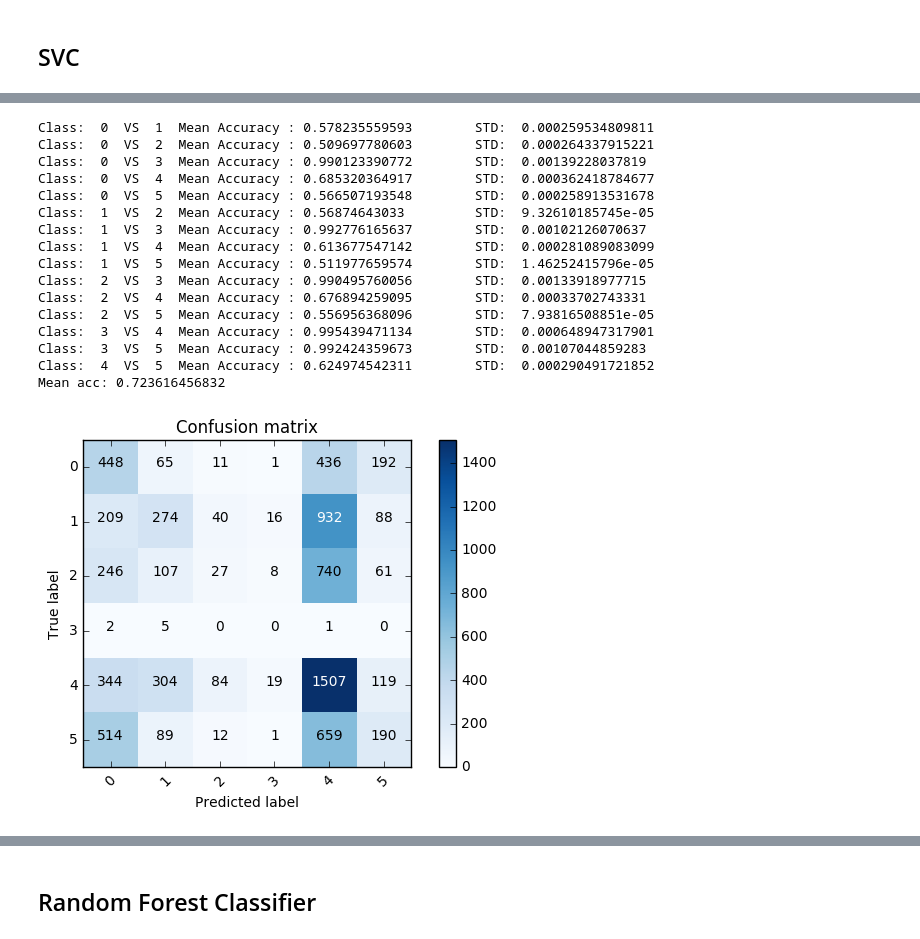
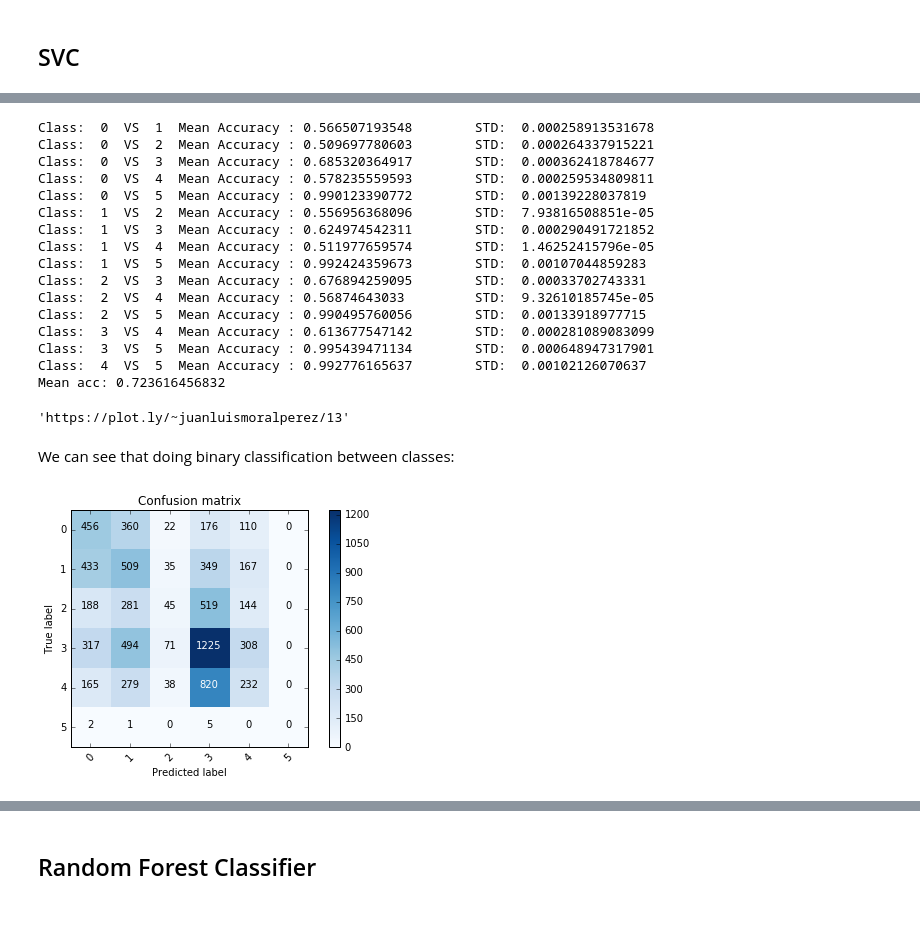
Before and after one commit to dmartr/ADA-Project, a Jupyter notebook: Machine Learning Notebook.ipynb, the cells around one changed output, grey strips where cells are left out. Saved outputs shown, nothing was run; the diff lists cells and outputs as text; code cells hidden in the pictures.

```diff
--- a/Machine Learning Notebook.ipynb
+++ b/Machine Learning Notebook.ipynb
@@ -339,2 +358,0 @@ Mean Accuracy : 0.422845528182  STD:  0.00914086188424
-# %%
-X_tr, X_te, y_tr, y_te = train_test_split(X_n, y_pc, test_size=0.4, random_state=0)
@@ -358,5 +375,7 @@ The best classifier is:  SVC(C=1000.0, cache_size=200, class_weight=None, coef0=
 # %%
-clf = SVC(C=1000.0, gamma=0.01, kernel='rbf')
-values = cross_val_score(clf, X_n, y_pc, cv=10)
-print('Mean Accuracy :', np.mean(values), '\tSTD: ', np.std(values))
+clf = SVC(C=1000.0, gamma=0.01, kernel='rbf', tol=.003)
+values = cross_val_score(clf, X_tr, y_tr, cv=10)
+print('Mean Validation Accuracy :', np.mean(values), '\tSTD: ', np.std(values))
+clf.fit(X_tr, y_tr)
+print('Test Accurary:', clf.score(X_ts, y_ts))
 # %% [output]
@@ -395,0 +407,4 @@ plot_confusion_matrix(cnf_matrix, classes=np.unique(y_pc))
+# %%
+prediction = clf.predict(X_ts)
+cnf_matrix = confusion_matrix(y_ts, prediction)
+plot_confusion_matrix(cnf_matrix, classes=np.unique(y_s5))
@@ -410,36 +427,55 @@ def select_data():
 # %%
 accuracy = []
-x_ds, y_ds = select_data()
+x_ds, y_ds = X_s5, y_s5
+
+#We also perform the PCA for dimensionality reduction
 pca = PCA()
 X_ds = pca.fit_transform(preprocessing.scale(x_ds))
+matrix = np.zeros((6, 6))
 for first in np.unique(y_ds):
     for second in np.unique(y_ds):
         if first < second:
             y_ = np.logical_or(y_ds == first, y_ds == second)
             y_subset = y_ds[y_]
             x_subset = x_ds[y_.transpose()]
-            clf = SVC(kernel='rbf')
+            clf = SVC(kernel='rbf')     #The kernel used is 'rbf'
             values = cross_val_score(clf, x_subset, y_subset, cv=10)
             print('Class: ', first, " VS ", second,' Mean Accuracy :', np.mean(values), '\tSTD: ', np.std(values))
+            matrix[first][second] = np.mean(values)
+            matrix[second][first] = np.mean(values)
             accuracy.append(np.mean(values))
 print("Mean acc:", sum(accuracy)/len(accuracy))
 # %% [output]
-Class:  0  VS  1  Mean Accuracy : 0.578235559593        STD:  0.000259534809811
+Class:  0  VS  1  Mean Accuracy : 0.566507193548        STD:  0.000258913531678
 Class:  0  VS  2  Mean Accuracy : 0.509697780603        STD:  0.000264337915221
-Class:  0  VS  3  Mean Accuracy : 0.990123390772        STD:  0.00139228037819
-Class:  0  VS  4  Mean Accuracy : 0.685320364917        STD:  0.000362418784677
-Class:  0  VS  5  Mean Accuracy : 0.566507193548        STD:  0.000258913531678
-Class:  1  VS  2  Mean Accuracy : 0.56874643033         STD:  9.32610185745e-05
-Class:  1  VS  3  Mean Accuracy : 0.992776165637        STD:  0.00102126070637
-Class:  1  VS  4  Mean Accuracy : 0.613677547142        STD:  0.000281089083099
-Class:  1  VS  5  Mean Accuracy : 0.511977659574        STD:  1.46252415796e-05
-Class:  2  VS  3  Mean Accuracy : 0.990495760056        STD:  0.00133918977715
-Class:  2  VS  4  Mean Accuracy : 0.676894259095        STD:  0.00033702743331
-Class:  2  VS  5  Mean Accuracy : 0.556956368096        STD:  7.93816508851e-05
-Class:  3  VS  4  Mean Accuracy : 0.995439471134        STD:  0.000648947317901
-Class:  3  VS  5  Mean Accuracy : 0.992424359673        STD:  0.00107044859283
-Class:  4  VS  5  Mean Accuracy : 0.624974542311        STD:  0.000290491721852
+Class:  0  VS  3  Mean Accuracy : 0.685320364917        STD:  0.000362418784677
+Class:  0  VS  4  Mean Accuracy : 0.578235559593        STD:  0.000259534809811
+Class:  0  VS  5  Mean Accuracy : 0.990123390772        STD:  0.00139228037819
+Class:  1  VS  2  Mean Accuracy : 0.556956368096        STD:  7.93816508851e-05
+Class:  1  VS  3  Mean Accuracy : 0.624974542311        STD:  0.000290491721852
+Class:  1  VS  4  Mean Accuracy : 0.511977659574        STD:  1.46252415796e-05
+Class:  1  VS  5  Mean Accuracy : 0.992424359673        STD:  0.00107044859283
+Class:  2  VS  3  Mean Accuracy : 0.676894259095        STD:  0.00033702743331
+Class:  2  VS  4  Mean Accuracy : 0.56874643033         STD:  9.32610185745e-05
+Class:  2  VS  5  Mean Accuracy : 0.990495760056        STD:  0.00133918977715
+Class:  3  VS  4  Mean Accuracy : 0.613677547142        STD:  0.000281089083099
+Class:  3  VS  5  Mean Accuracy : 0.995439471134        STD:  0.000648947317901
+Class:  4  VS  5  Mean Accuracy : 0.992776165637        STD:  0.00102126070637
 Mean acc: 0.723616456832
+# %%
+data = [{
+    'z': matrix,
+    'type': 'heatmap',
+    'colorscale': [
+        # Let first 10% (0.1) of the values have color rgb(0, 0, 0)
+        [0, 'rgb(255,0,0)'],
+        [1.0, 'rgb(0, 204, 0)']
+    ]}]
+py.plot(data ,filename='matrix-visualization')
+# %% [output]
+'https://plot.ly/~juanluismoralperez/13'
+# %% [markdown]
+We can see that doing binary classification between classes:
 # %%
 X_ds = pca.fit_transform(preprocessing.scale(x_ds))
 X_train, X_test, y_train, y_test = train_test_split(X_ds, y_ds, test_size=0.40, random_state=42)
@@ -478,10 +514,9 @@ for i in range(0,len(results[0])):
 # %%
 cnf_matrix = confusion_matrix(y_test, prediction)
 # %%
-plot_confusion_matrix(cnf_matrix, classes=np.unique(y_ds),
-                      title='Confusion matrix')
+plot_confusion_matrix(cnf_matrix, classes=np.unique(y_ds), title='Confusion matrix')
 # %% [output]
-[figure, old version]
+[figure, new version]
 # %%
 print("Accuracy: ", sum(cnf_matrix.diagonal())/sum(sum(cnf_matrix)))
 # %% [output]
```
Also changed, not shown: parts of 102 cells of this notebook, 1 other file.
